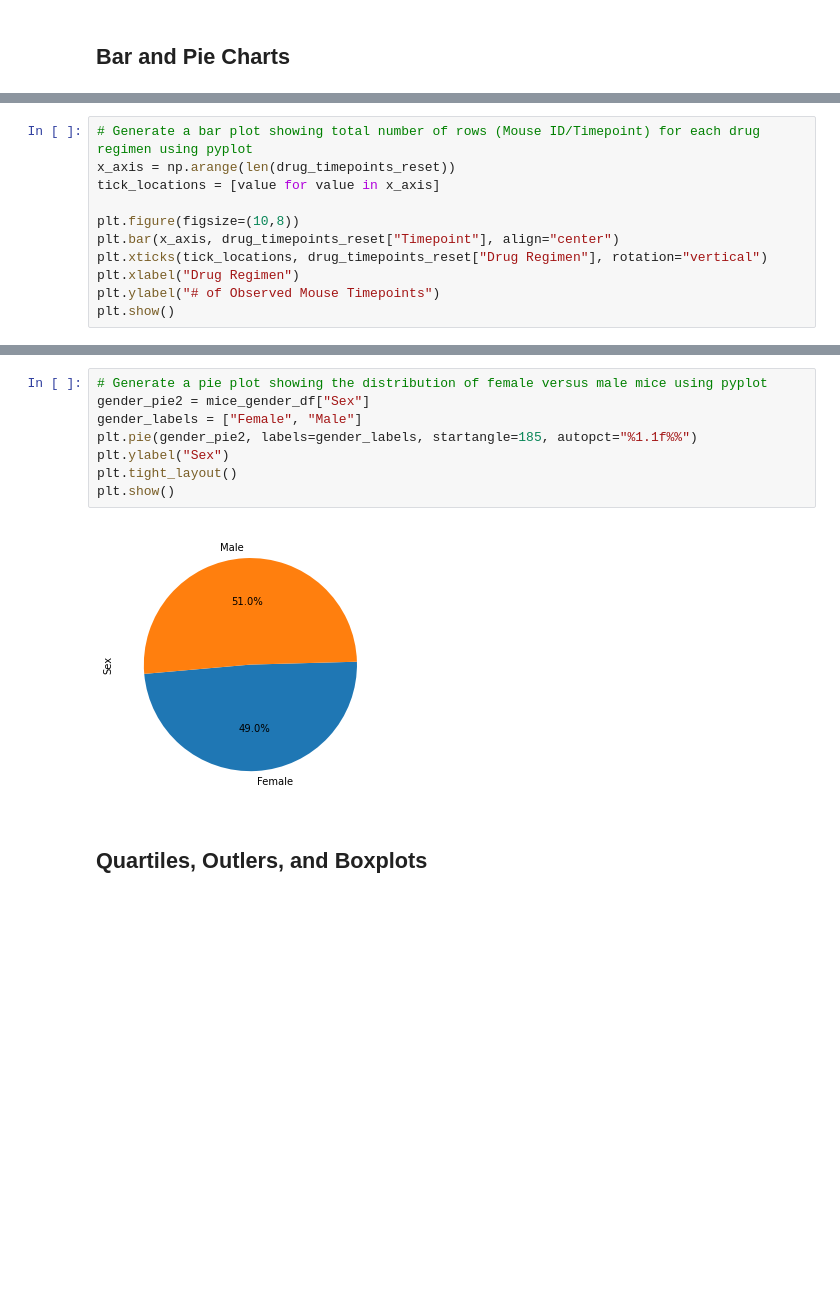
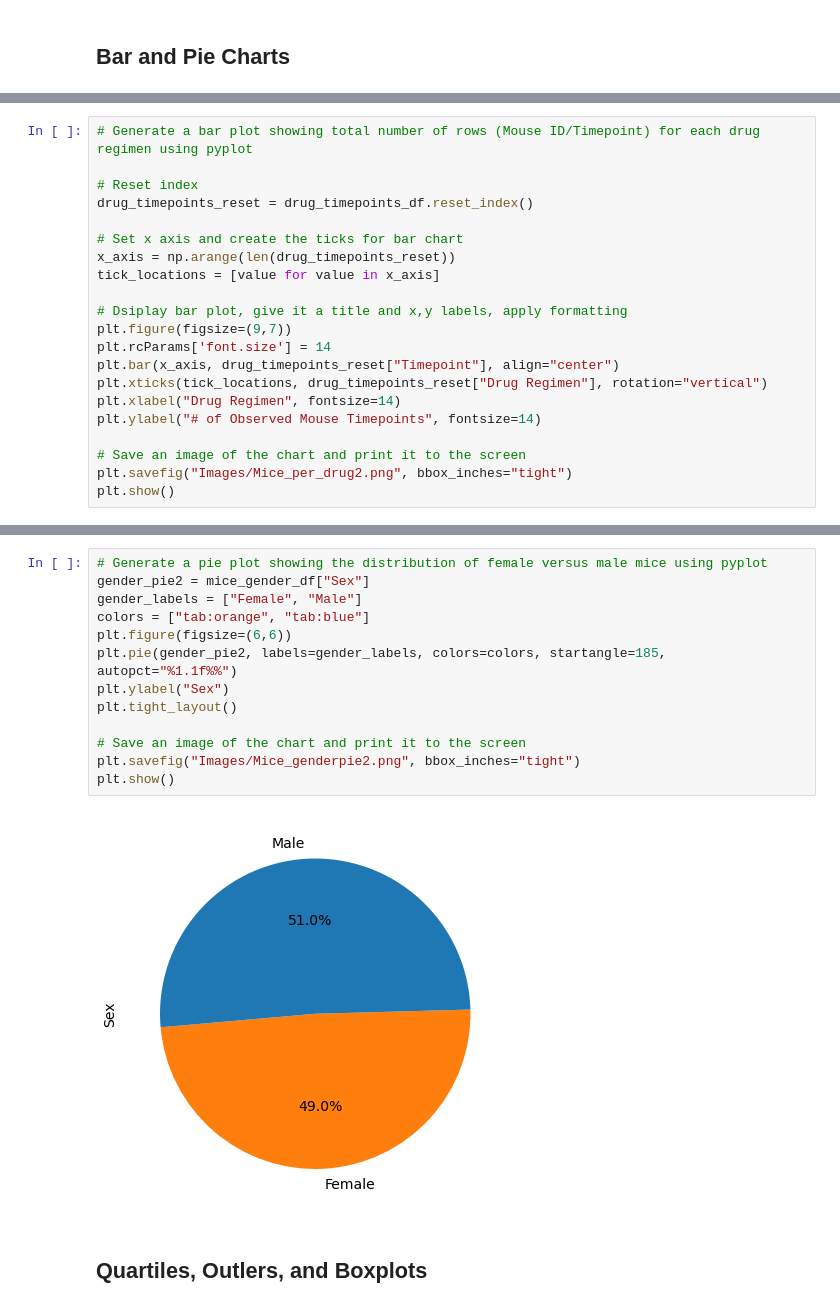
Before and after one commit to andrewdhawthorne/Module-5-Matplotlib-Challenge, a Jupyter notebook: Pymaceuticals/Pymaceuticals_student_solution.ipynb, the cells around one changed output, grey strips where cells are left out. Saved outputs shown, nothing was run; the diff lists cells and outputs as text; blank space fills up the shorter version.

Commit message:
saving figures

```diff
--- a/Pymaceuticals/Pymaceuticals_student_solution.ipynb
+++ b/Pymaceuticals/Pymaceuticals_student_solution.ipynb
@@ -186,12 +159,22 @@ drug_timepoints_reset
 # %%
 # Generate a bar plot showing total number of rows (Mouse ID/Timepoint) for each drug regimen using pyplot
+
+# Reset index
+drug_timepoints_reset = drug_timepoints_df.reset_index()
+
+# Set x axis and create the ticks for bar chart
 x_axis = np.arange(len(drug_timepoints_reset))
 tick_locations = [value for value in x_axis]
 
-plt.figure(figsize=(10,8))
+# Dsiplay bar plot, give it a title and x,y labels, apply formatting
+plt.figure(figsize=(9,7))
+plt.rcParams['font.size'] = 14
 plt.bar(x_axis, drug_timepoints_reset["Timepoint"], align="center")
 plt.xticks(tick_locations, drug_timepoints_reset["Drug Regimen"], rotation="vertical")
-plt.xlabel("Drug Regimen")
-plt.ylabel("# of Observed Mouse Timepoints")
+plt.xlabel("Drug Regimen", fontsize=14)
+plt.ylabel("# of Observed Mouse Timepoints", fontsize=14)
+
+# Save an image of the chart and print it to the screen
+plt.savefig("Images/Mice_per_drug2.png", bbox_inches="tight")
 plt.show()
 # %% [output]
@@ -214,13 +203,18 @@ plt.show()
 # %%
 # Generate a pie plot showing the distribution of female versus male mice using pyplot
 gender_pie2 = mice_gender_df["Sex"]
 gender_labels = ["Female", "Male"]
-plt.pie(gender_pie2, labels=gender_labels, startangle=185, autopct="%1.1f%%")
+colors = ["tab:orange", "tab:blue"]
+plt.figure(figsize=(6,6))
+plt.pie(gender_pie2, labels=gender_labels, colors=colors, startangle=185, autopct="%1.1f%%")
 plt.ylabel("Sex")
 plt.tight_layout()
+
+# Save an image of the chart and print it to the screen
+plt.savefig("Images/Mice_genderpie2.png", bbox_inches="tight")
 plt.show()
 # %% [output]
-[figure, old version]
+[figure, new version]
 # %% [markdown]
 ## Quartiles, Outlers, and Boxplots
 # %%
```
Also changed, not shown: parts of 12 cells of this notebook, 4 other files.
